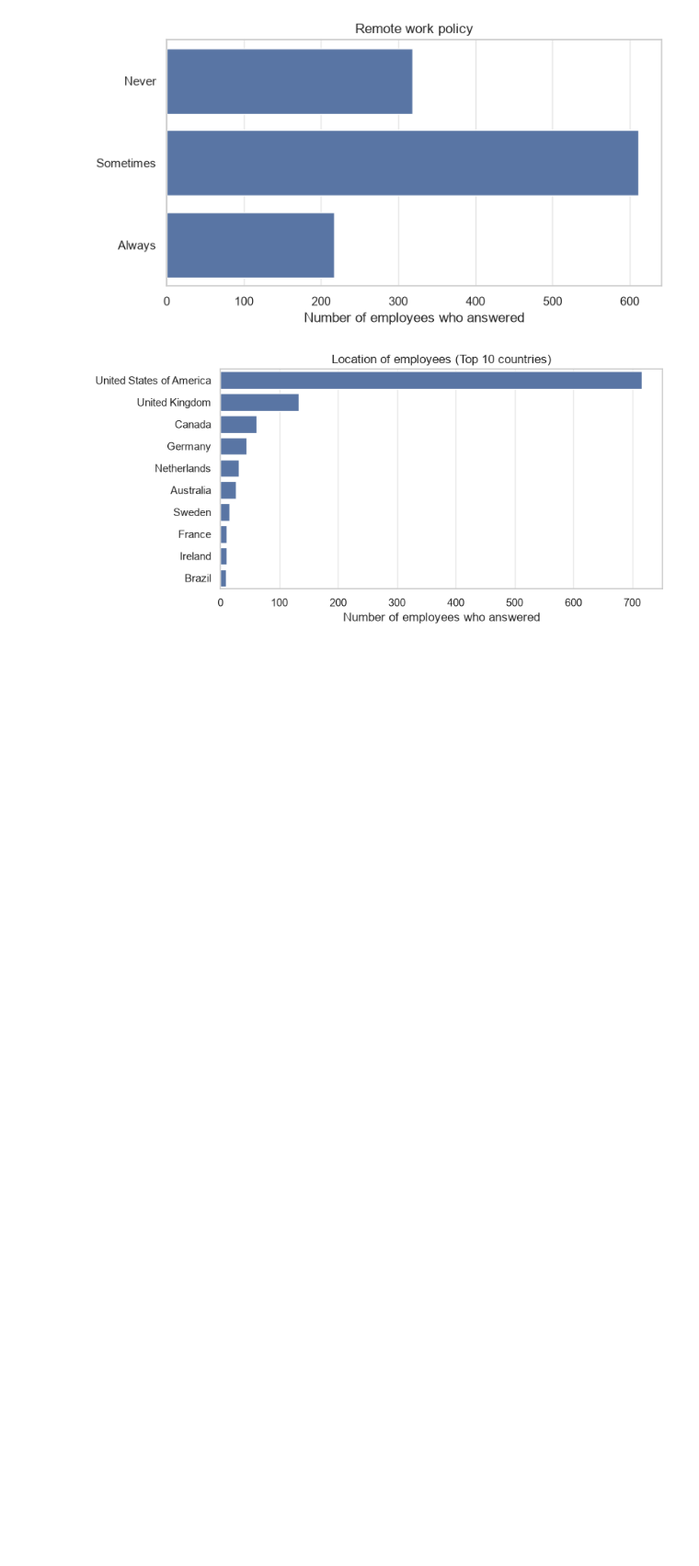
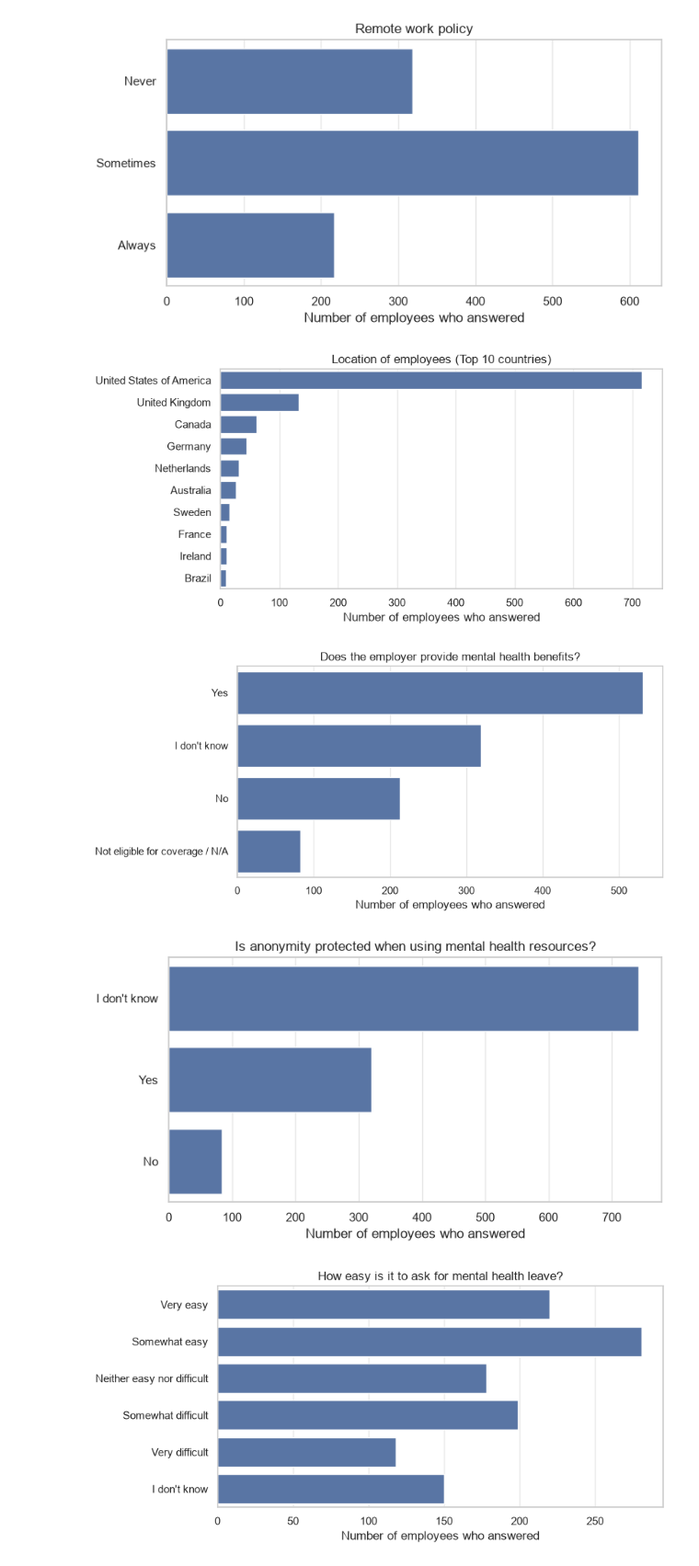
Before and after one commit to fluyid/osmi-mental-health-in-tech, a Jupyter notebook: osmi-clustering/notebooks/01_clustering.ipynb, the cells around one changed output. Shown at 92% size. Drawn from its saved outputs; the diff is of its cells as text; code cells hidden in the pictures; blank space fills up the shorter version.

Commit message:
Add HR countplots and raw gender plot to EDA. Loop over a dict of plot specs with a safety check for hand-written answer orders

```diff
--- a/osmi-clustering/notebooks/01_clustering.ipynb
+++ b/osmi-clustering/notebooks/01_clustering.ipynb
@@ -185,3 +185,51 @@ plt.savefig("../figures/location_employees.png", dpi=150, bbox_inches="tight")
 plt.show()
 # %% [output]
 [figure]
+# %%
+hr_plots = {
+    "mh_benefits": {
+        "column": "Does your employer provide mental health benefits as part of healthcare coverage?",
+        "title": "Does the employer provide mental health benefits?",
+        "order": employees_clean["Does your employer provide mental health benefits as part of healthcare coverage?"].value_counts().index,
+    },
+    "anonymity": {
+        "column": "Is your anonymity protected if you choose to take advantage of mental health or substance abuse treatment resources provided by your employer?",
+        "title": "Is anonymity protected when using mental health resources?",
+        "order": employees_clean["Is your anonymity protected if you choose to take advantage of mental health or substance abuse treatment resources provided by your employer?"].value_counts().index,
+    },
+    "medical_leave": {
+        "column": "If a mental health issue prompted you to request a medical leave from work, asking for that leave would be:",
+        "title": "How easy is it to ask for mental health leave?",
+        "order": ["Very easy", "Somewhat easy", "Neither easy nor difficult",
+          "Somewhat difficult", "Very difficult", "I don't know"],
+    },
+    "current_disorder": {
+        "column": "Do you currently have a mental health disorder?",
+        "title": "Do you currently have a mental health disorder?",
+        "order": ["Yes", "Maybe", "No"],
+    },
+    "negative_consequences": {
+        "column": "Do you think that discussing a mental health disorder with your employer would have negative consequences?",
+        "title": "Would discussing it with the employer have negative consequences?",
+        "order": ["Yes", "Maybe", "No"],
+    },
+}
+
+for name, plot in hr_plots.items():
+    column = plot["column"]
+
+    # safety check: any answer in the data that's missing from my order list?
+    forgotten = set(employees_clean[column].dropna().unique()) - set(plot["order"])
+    assert not forgotten, f"{name}: these answers are missing from the order list: {forgotten}"
+
+    plt.figure(figsize=(8, 4))
+    sns.countplot(data=employees_clean, y=column, order=plot["order"])
+    plt.title(plot["title"])
+    plt.xlabel("Number of employees who answered")
+    plt.ylabel("")
+    plt.savefig(f"../figures/{name}.png", dpi=150, bbox_inches="tight")
+    plt.show()
+# %% [output]
+[figure, added]
+[figure, added]
+[figure, added]
```
Also changed, not shown: parts of 2 cells of this notebook, 7 other files.
